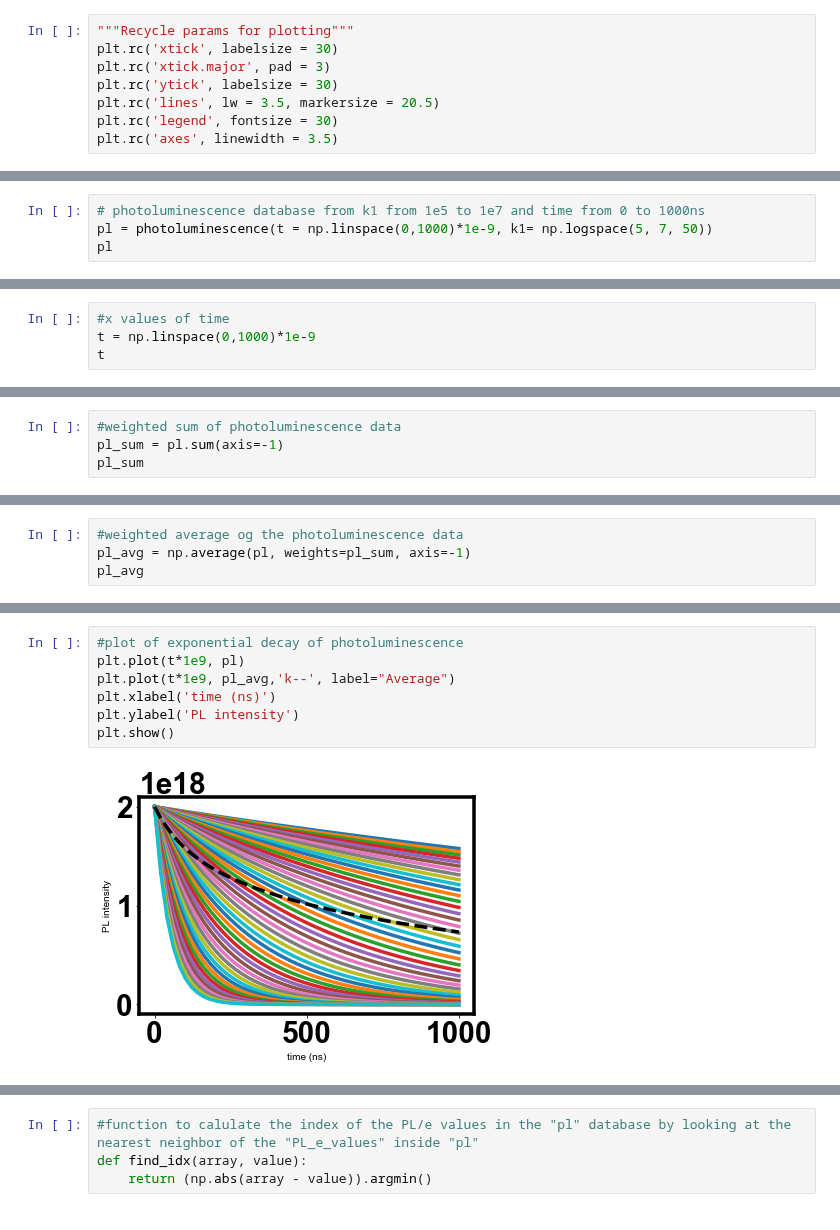
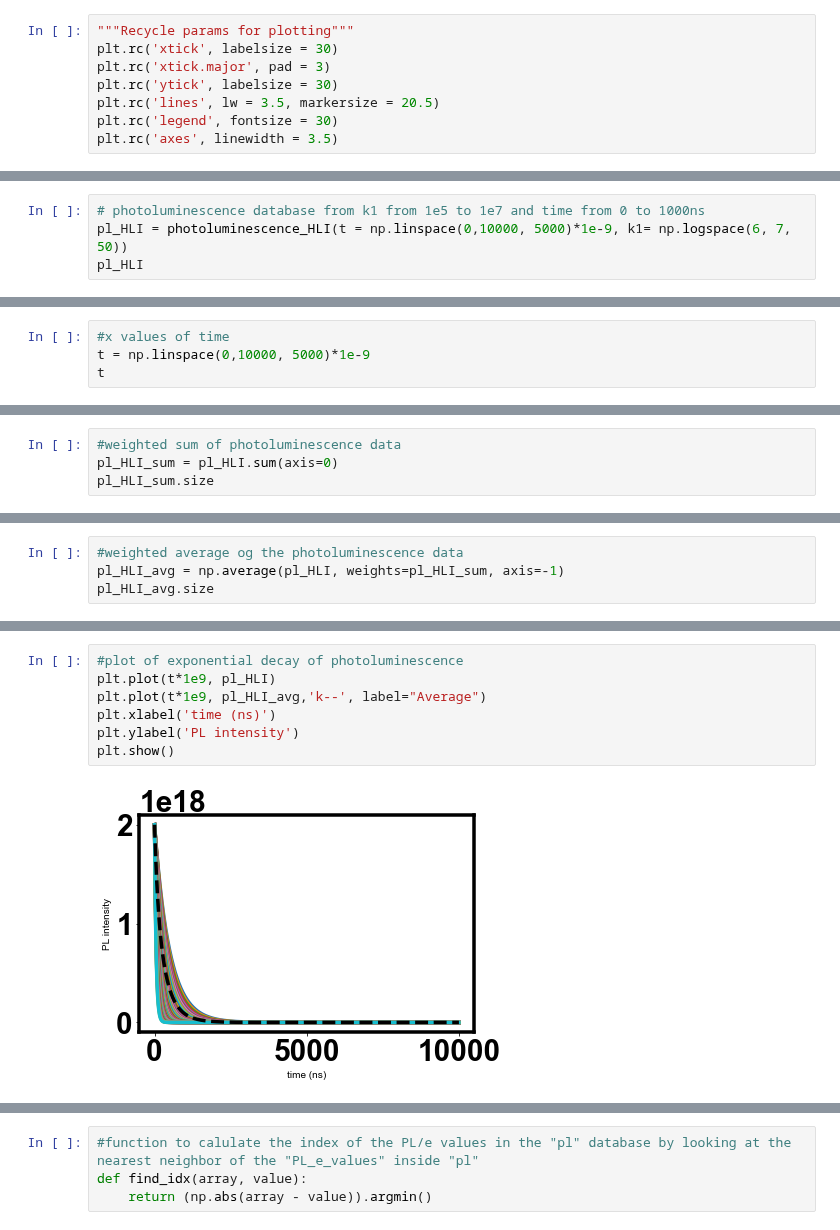
Before and after one commit to mtaddei94/TimeResolvedPL, a Jupyter notebook: PL_Intensity.ipynb, the cells around one changed output, grey strips where cells are left out. Drawn from its saved outputs; the diff is of its cells as text.

```diff
--- a/PL_Intensity.ipynb
+++ b/PL_Intensity.ipynb
@@ -29,7 +105,7 @@ def photoluminescence(t, k1):
 # %%
 # photoluminescence database from k1 from 1e5 to 1e7 and time from 0 to 1000ns
-pl = photoluminescence(t = np.linspace(0,1000)*1e-9, k1= np.logspace(5, 7, 50))
-pl
+pl_HLI = photoluminescence_HLI(t = np.linspace(0,10000, 5000)*1e-9, k1= np.logspace(6, 7, 50))
+pl_HLI
 # %% [output]
 array([[2.00000000e+18, 2.00000000e+18, 2.00000000e+18, ...,
         2.00000000e+18, 2.00000000e+18, 2.00000000e+18],
@@ -47,5 +127,5 @@ array([[2.00000000e+18, 2.00000000e+18, 2.00000000e+18, ...,
 # %%
 #x values of time
-t = np.linspace(0,1000)*1e-9
+t = np.linspace(0,10000, 5000)*1e-9
 t
 # %% [output]
@@ -65,5 +134,5 @@ array([0.00000000e+00, 2.04081633e-08, 4.08163265e-08, 6.12244898e-08,
 # %%
 #weighted sum of photoluminescence data
-pl_sum = pl.sum(axis=-1)
-pl_sum
+pl_HLI_sum = pl_HLI.sum(axis=0)
+pl_HLI_sum.size
 # %% [output]
@@ -83,5 +140,5 @@ array([1.00000000e+20, 9.17956819e+19, 8.50846822e+19, 7.95134774e+19,
 # %%
 #weighted average og the photoluminescence data
-pl_avg = np.average(pl, weights=pl_sum, axis=-1)
-pl_avg
+pl_HLI_avg = np.average(pl_HLI, weights=pl_HLI_sum, axis=-1)
+pl_HLI_avg.size
 # %% [output]
@@ -101,11 +146,11 @@ array([2.00000000e+18, 1.88520718e+18, 1.78920508e+18, 1.70768805e+18,
 # %%
 #plot of exponential decay of photoluminescence
-plt.plot(t*1e9, pl)
-plt.plot(t*1e9, pl_avg,'k--', label="Average")
+plt.plot(t*1e9, pl_HLI)
+plt.plot(t*1e9, pl_HLI_avg,'k--', label="Average")
 plt.xlabel('time (ns)')
 plt.ylabel('PL intensity')
 plt.show()
 # %% [output]
-[figure, old version]
+[figure, new version]
 # %%
 #streched exponential fitting of the average PL exponential decay
```
Also changed, not shown: parts of 64 cells of this notebook.
